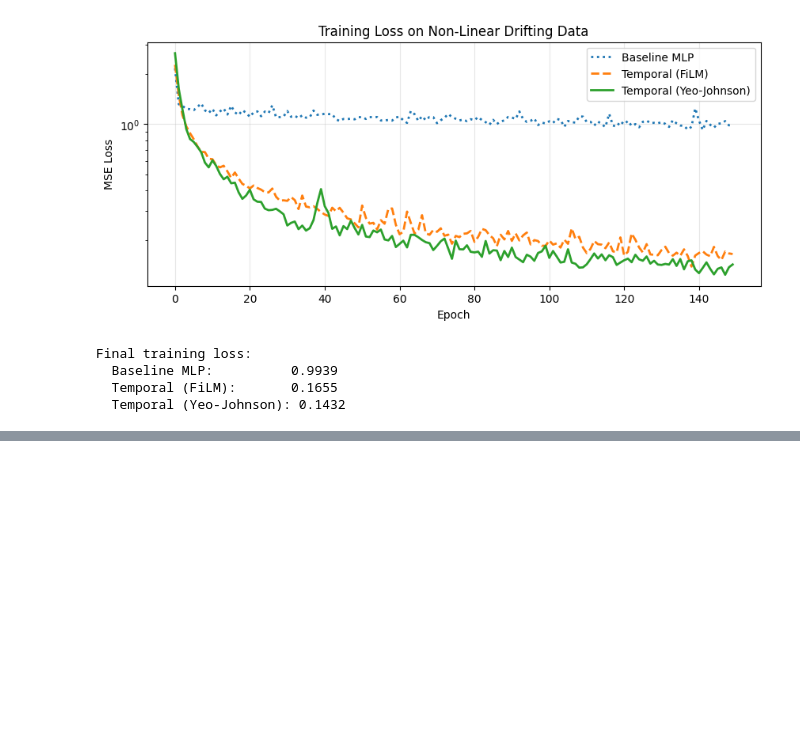
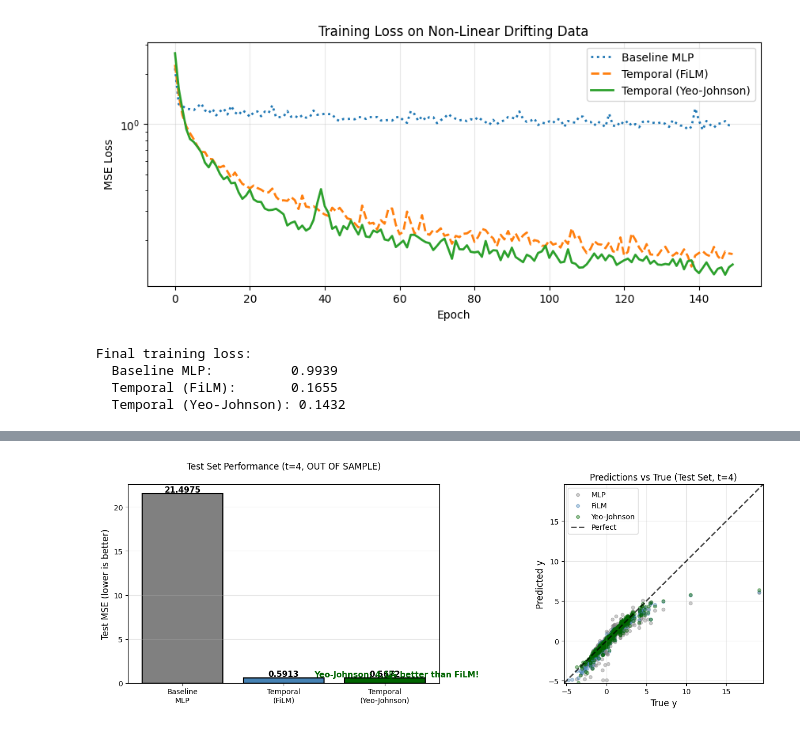
Before and after one commit to liamflynn1989/tabular-nn-research, a Jupyter notebook: tutorials/01_temporal_modulation.ipynb, the cells around one changed output, grey strips where cells are left out. Cells and saved outputs as stored; diff of their text form; code cells hidden in the pictures; blank space fills up the shorter version.

```diff
--- a/tutorials/01_temporal_modulation.ipynb
+++ b/tutorials/01_temporal_modulation.ipynb
@@ -1347,0 +1616,74 @@ This is much more parameter-efficient than training separate models per time per
+# %%
+# Evaluate on test set (completely out-of-sample: t=4)
+baseline_model_skew.eval()
+temporal_film_skew.eval()
+temporal_yj_skew.eval()
+
+with torch.no_grad():
+    pred_baseline = baseline_model_skew(X_test_skew)
+    pred_film = temporal_film_skew(X_test_skew, t_test_skew)
+    pred_yj = temporal_yj_skew(X_test_skew, t_test_skew)
+
+mse_baseline = nn.MSELoss()(pred_baseline, y_test_skew).item()
+mse_film = nn.MSELoss()(pred_film, y_test_skew).item()
+mse_yj = nn.MSELoss()(pred_yj, y_test_skew).item()
+
+# Visualization: Bar chart comparison
+fig, axes = plt.subplots(1, 2, figsize=(14, 5))
+
+# Left: Test MSE comparison
+ax = axes[0]
+models = ['Baseline\nMLP', 'Temporal\n(FiLM)', 'Temporal\n(Yeo-Johnson)']
+mses = [mse_baseline, mse_film, mse_yj]
+colors_bar = ['gray', 'steelblue', 'darkgreen']
+bars = ax.bar(models, mses, color=colors_bar, edgecolor='black', linewidth=1.5)
+
+# Add value labels on bars
+for bar, mse in zip(bars, mses):
+    ax.text(bar.get_x() + bar.get_width()/2, bar.get_height() + 0.01,
+            f'{mse:.4f}', ha='center', va='bottom', fontsize=11, fontweight='bold')
+
+ax.set_ylabel('Test MSE (lower is better)', fontsize=12)
+ax.set_title('Test Set Performance (t=4, OUT OF SAMPLE)\n', fontsize=12)
+ax.grid(True, alpha=0.3, axis='y')
+
+# Add improvement annotation
+yj_improvement = (1 - mse_yj / mse_film) * 100
+ax.annotate(f'Yeo-Johnson: {yj_improvement:.1f}% better than FiLM!',
+            xy=(2, mse_yj), xytext=(1.3, mse_yj + 0.15),
+            fontsize=11, color='darkgreen', fontweight='bold',
+            arrowprops=dict(arrowstyle='->', color='darkgreen', lw=2))
+
+# Right: Predictions vs True values scatter
+ax = axes[1]
+ax.scatter(y_test_skew.numpy(), pred_baseline.numpy(), alpha=0.4, s=20, label='MLP', color='gray')
+ax.scatter(y_test_skew.numpy(), pred_film.numpy(), alpha=0.4, s=20, label='FiLM', color='steelblue')
+ax.scatter(y_test_skew.numpy(), pred_yj.numpy(), alpha=0.4, s=20, label='Yeo-Johnson', color='darkgreen')
+
+# Perfect prediction line
+lims = [y_test_skew.min().item() - 0.5, y_test_skew.max().item() + 0.5]
+ax.plot(lims, lims, 'k--', linewidth=2, label='Perfect', alpha=0.7)
+
+ax.set_xlabel('True y', fontsize=12)
+ax.set_ylabel('Predicted y', fontsize=12)
+ax.set_title('Predictions vs True (Test Set, t=4)', fontsize=12)
+ax.legend(loc='upper left')
+ax.set_xlim(lims)
+ax.set_ylim(lims)
+ax.set_aspect('equal')
+ax.grid(True, alpha=0.3)
+
+plt.tight_layout()
+plt.show()
+
+print("=" * 60)
+print("TEST SET RESULTS (t=4 is completely out-of-sample)")
+print("=" * 60)
+print(f"  Baseline MLP:           MSE = {mse_baseline:.4f}")
+print(f"  Temporal (FiLM):        MSE = {mse_film:.4f}  ({(1-mse_film/mse_baseline)*100:+.1f}% vs baseline)")
+print(f"  Temporal (Yeo-Johnson): MSE = {mse_yj:.4f}  ({(1-mse_yj/mse_baseline)*100:+.1f}% vs baseline)")
+print()
+print(f"  Yeo-Johnson vs FiLM:    {(1-mse_yj/mse_film)*100:.1f}% improvement")
+print("=" * 60)
+# %% [output]
+[figure, added]
```
Also changed, not shown: parts of 13 cells of this notebook.
